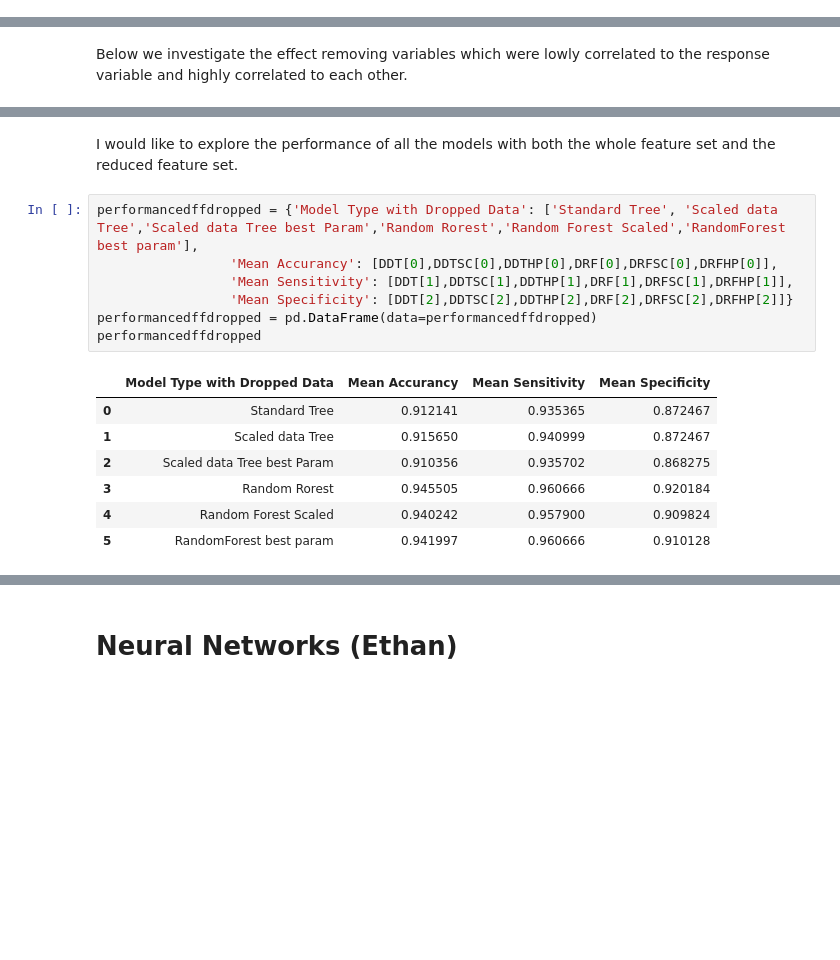
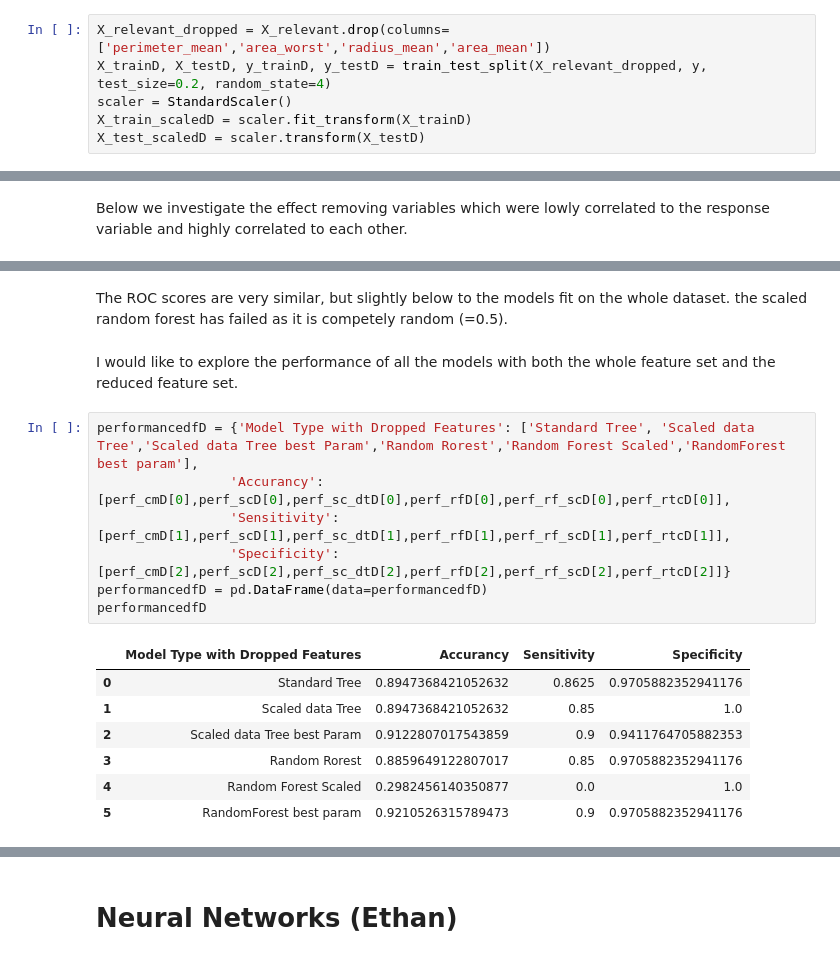
Before and after one commit to a-matson/DST_ASS1, a Jupyter notebook: report.ipynb, the cells around one changed output, grey strips where cells are left out. Saved outputs shown, nothing was run; the diff lists cells and outputs as text; blank space fills up the shorter version.

```diff
--- a/report.ipynb
+++ b/report.ipynb
@@ -916,6 +1166,12 @@ def performanceJ(confusion_matrix):
     return accurancy, sensitivity,specificity
 # %% [markdown]
 Above we introduce a performance calculator, we are looking to find the best sensitivity. We include accuracy and specificity for interest.
+# %%
+X_relevant_dropped = X_relevant.drop(columns=['perimeter_mean','area_worst','radius_mean','area_mean'])
+X_trainD, X_testD, y_trainD, y_testD = train_test_split(X_relevant_dropped, y, test_size=0.2, random_state=4)
+scaler = StandardScaler()
+X_train_scaledD = scaler.fit_transform(X_trainD)
+X_test_scaledD = scaler.transform(X_testD)
 # %% [markdown]
 Below we create 6 models. Basic decision trees and random forests with both scaled and uncscaled data, and a decision tree with optimal parameters.
 # %%
@@ -1277,18 +1469,20 @@ Mean Sensitivity: 0.9606660314669565
+# %% [markdown]
+The ROC scores are very similar, but slightly below to the models fit on the whole dataset. the scaled random forest has failed as it is competely random (=0.5).
 # %% [markdown]
 I would like to explore the performance of all the models with both the whole feature set and the reduced feature set.
 # %%
-performancedffdropped = {'Model Type with Dropped Data': ['Standard Tree', 'Scaled data Tree','Scaled data Tree best Param','Random Rorest','Random Forest Scaled','RandomForest best param'],
-                 'Mean Accurancy': [DDT[0],DDTSC[0],DDTHP[0],DRF[0],DRFSC[0],DRFHP[0]],
-                 'Mean Sensitivity': [DDT[1],DDTSC[1],DDTHP[1],DRF[1],DRFSC[1],DRFHP[1]],
-                 'Mean Specificity': [DDT[2],DDTSC[2],DDTHP[2],DRF[2],DRFSC[2],DRFHP[2]]}
-performancedffdropped = pd.DataFrame(data=performancedffdropped)
-performancedffdropped
+performancedfD = {'Model Type with Dropped Features': ['Standard Tree', 'Scaled data Tree','Scaled data Tree best Param','Random Rorest','Random Forest Scaled','RandomForest best param'],
+                 'Accurancy': [perf_cmD[0],perf_scD[0],perf_sc_dtD[0],perf_rfD[0],perf_rf_scD[0],perf_rtcD[0]],
+                 'Sensitivity': [perf_cmD[1],perf_scD[1],perf_sc_dtD[1],perf_rfD[1],perf_rf_scD[1],perf_rtcD[1]],
+                 'Specificity': [perf_cmD[2],perf_scD[2],perf_sc_dtD[2],perf_rfD[2],perf_rf_scD[2],perf_rtcD[2]]}
+performancedfD = pd.DataFrame(data=performancedfD)
+performancedfD
 # %% [output]
-|  | Model Type with Dropped Data | Mean Accurancy | Mean Sensitivity | Mean Specificity |
-| 0 | Standard Tree | 0.912141 | 0.935365 | 0.872467 |
-| 1 | Scaled data Tree | 0.915650 | 0.940999 | 0.872467 |
-| 2 | Scaled data Tree best Param | 0.910356 | 0.935702 | 0.868275 |
-| 3 | Random Rorest | 0.945505 | 0.960666 | 0.920184 |
-| 4 | Random Forest Scaled | 0.940242 | 0.957900 | 0.909824 |
-| 5 | RandomForest best param | 0.941997 | 0.960666 | 0.910128 |
+|  | Model Type with Dropped Features | Accurancy | Sensitivity | Specificity |
+| 0 | Standard Tree | 0.8947368421052632 | 0.8625 | 0.9705882352941176 |
+| 1 | Scaled data Tree | 0.8947368421052632 | 0.85 | 1.0 |
+| 2 | Scaled data Tree best Param | 0.9122807017543859 | 0.9 | 0.9411764705882353 |
+| 3 | Random Rorest | 0.8859649122807017 | 0.85 | 0.9705882352941176 |
+| 4 | Random Forest Scaled | 0.2982456140350877 | 0.0 | 1.0 |
+| 5 | RandomForest best param | 0.9210526315789473 | 0.9 | 0.9705882352941176 |
 # %%
```
Also changed, not shown: parts of 102 cells of this notebook.
